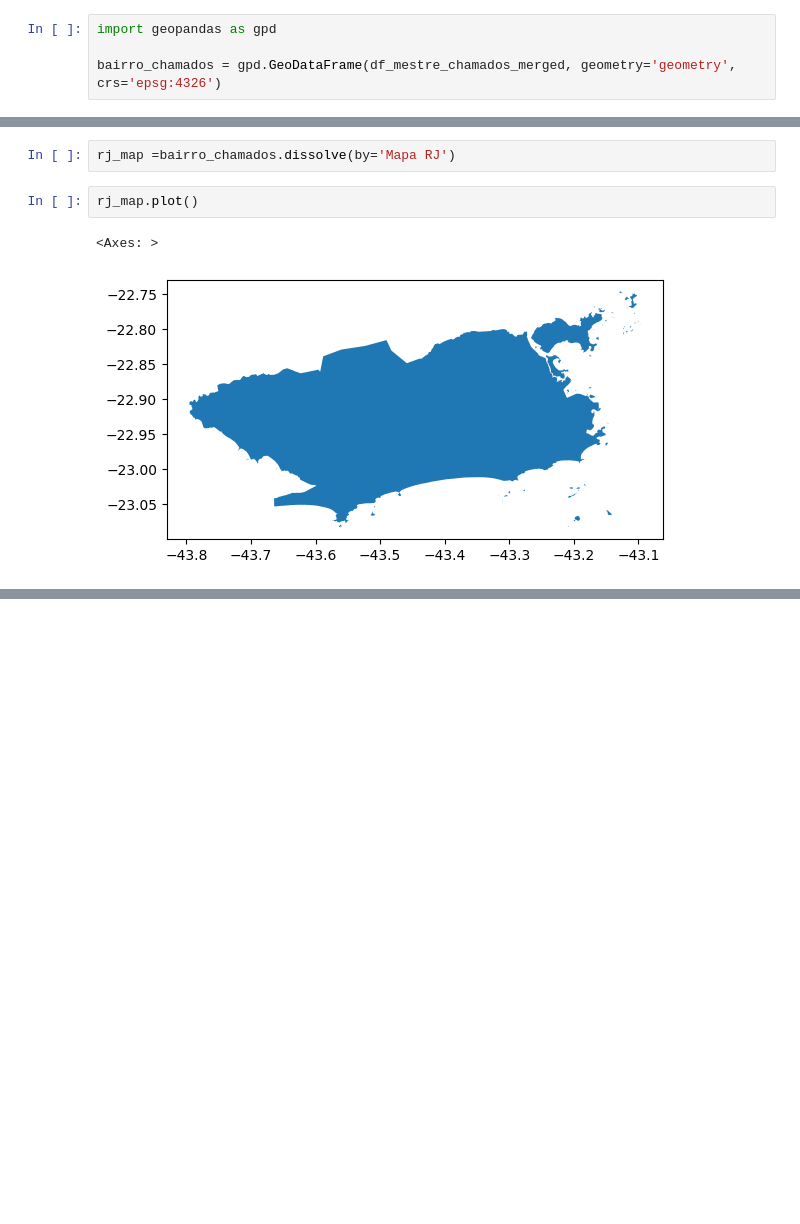
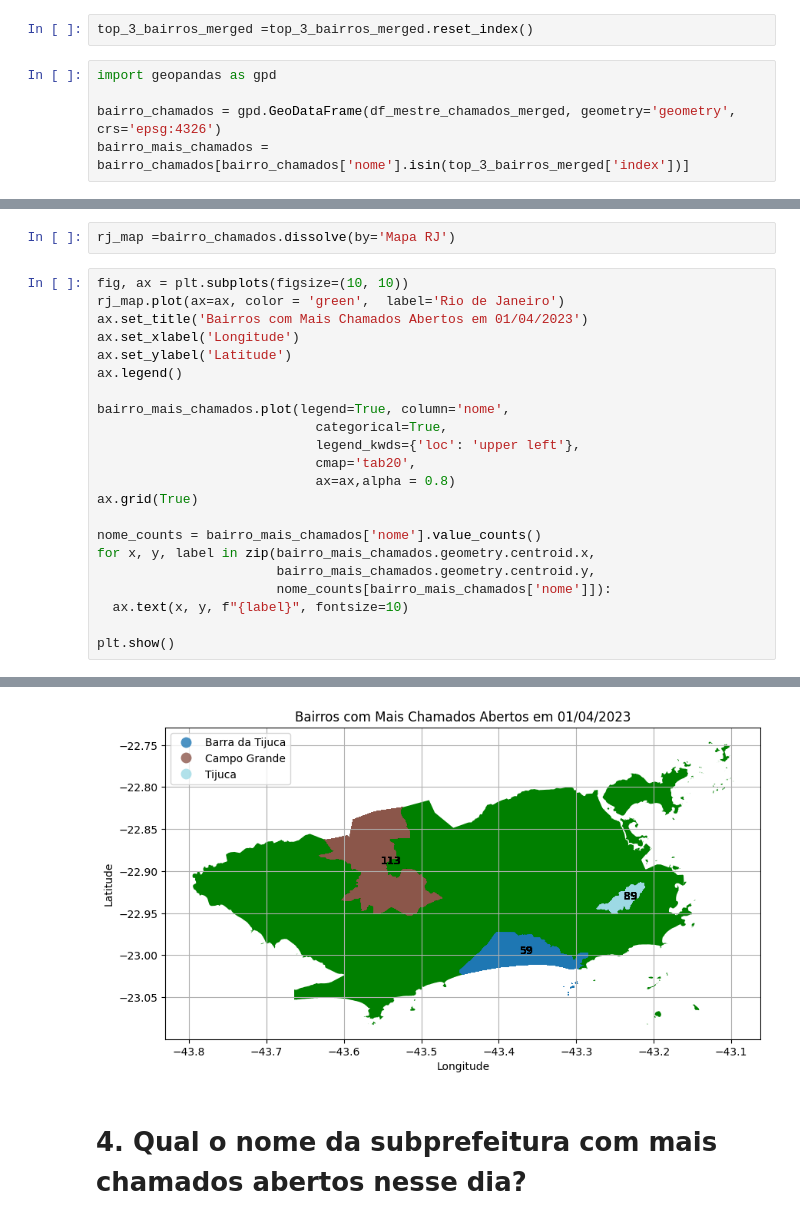
Before and after one commit to JairsonAlbertoSami/desafio-junior-data-scientis, a Jupyter notebook: visualizacao_Analise_Python.ipynb, the cells around one changed output, grey strips where cells are left out. Cells and saved outputs as stored; diff of their text form; blank space fills up the shorter version.

```diff
--- a/visualizacao_Analise_Python.ipynb
+++ b/visualizacao_Analise_Python.ipynb
@@ -133,16 +117,37 @@ dtype: object
 df_mestre_chamados_merged = pd.merge(df_dados_mestres, df_chamados, on='id_bairro', how='outer')
 
 top_3_bairros_merged = df_mestre_chamados_merged['nome'].value_counts().nlargest(3)
+# %%
+top_3_bairros_merged =top_3_bairros_merged.reset_index()
 # %%
 import geopandas as gpd
 
 bairro_chamados = gpd.GeoDataFrame(df_mestre_chamados_merged, geometry='geometry', crs='epsg:4326')
+bairro_mais_chamados = bairro_chamados[bairro_chamados['nome'].isin(top_3_bairros_merged['index'])]
 # %%
 bairro_chamados['Mapa RJ'] = 'juntar'
 # %%
 rj_map =bairro_chamados.dissolve(by='Mapa RJ')
-# %%
-rj_map.plot()
-# %% [output]
-<Axes: >
-[figure, removed]
+# %%
+fig, ax = plt.subplots(figsize=(10, 10))
+rj_map.plot(ax=ax, color = 'green',  label='Rio de Janeiro')
+ax.set_title('Bairros com Mais Chamados Abertos em 01/04/2023')
+ax.set_xlabel('Longitude')
+ax.set_ylabel('Latitude')
+ax.legend()
+
+bairro_mais_chamados.plot(legend=True, column='nome',
+                            categorical=True,
+                            legend_kwds={'loc': 'upper left'},
+                            cmap='tab20',
+                            ax=ax,alpha = 0.8)
+ax.grid(True)
+
+nome_counts = bairro_mais_chamados['nome'].value_counts()
+for x, y, label in zip(bairro_mais_chamados.geometry.centroid.x,
+                       bairro_mais_chamados.geometry.centroid.y,
+                       nome_counts[bairro_mais_chamados['nome']]):
+  ax.text(x, y, f"{label}", fontsize=10)
+
+plt.show()
+# %% [output]
@@ -148,0 +155,3 @@ rj_map.plot()
+[figure, added]
+# %% [markdown]
+# 4. **Qual o nome da subprefeitura com mais chamados abertos nesse dia?**
```
Also changed, not shown: parts of 4 cells of this notebook.
